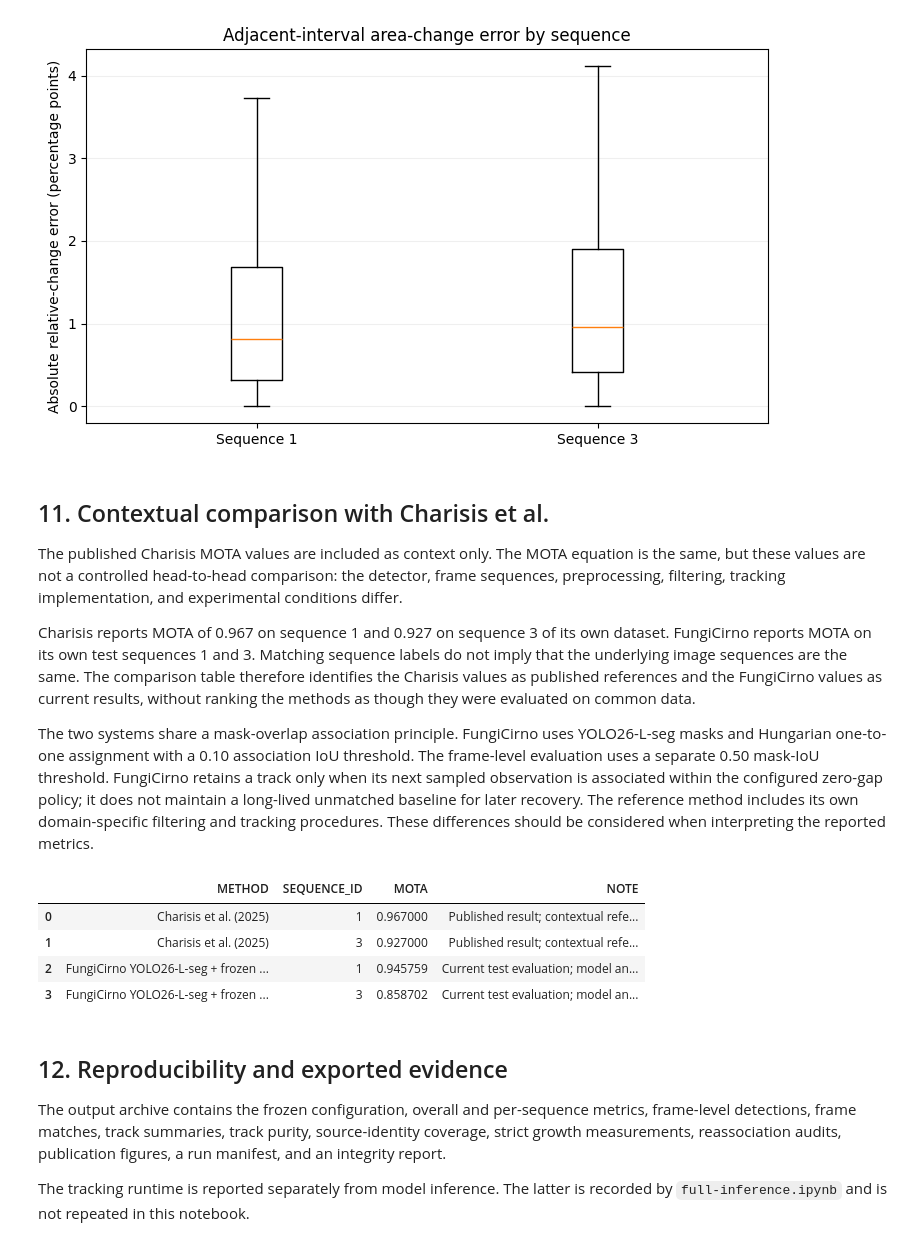
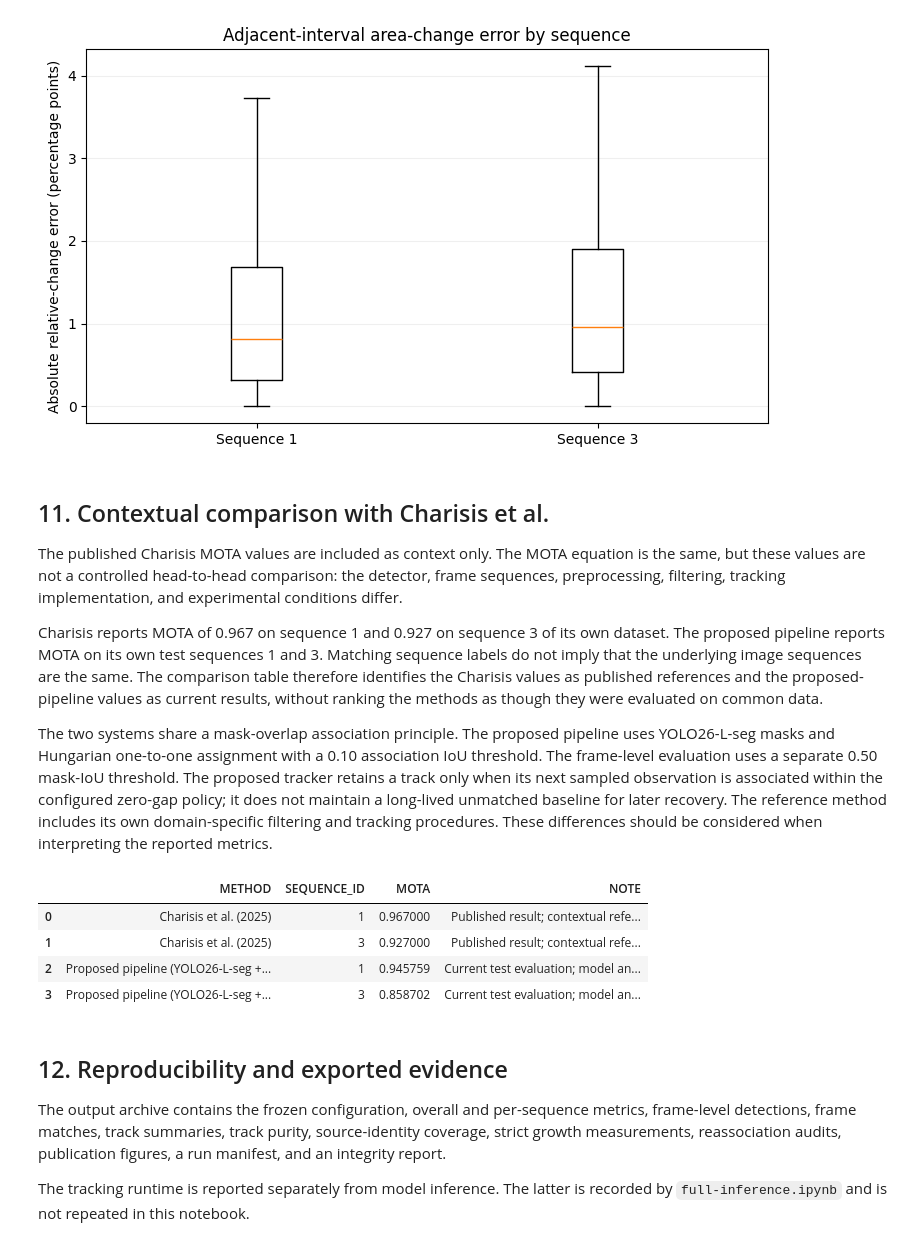
Before and after one commit to h-nam-sys/FungiCirno, a Jupyter notebook: notebooks/tracking-and-growth-history.ipynb, the cells around one changed output. Drawn from its saved outputs; the diff is of its cells as text; code cells hidden in the pictures.

```diff
--- a/notebooks/tracking-and-growth-history.ipynb
+++ b/notebooks/tracking-and-growth-history.ipynb
@@ -46,12 +48,12 @@ for root in [KAGGLE_INPUT, KAGGLE_WORKING, Path('/mnt/data'), Path.cwd()]:
         pass
 
 if KAGGLE_WORKING.exists():
-    OUTPUT_DIR = KAGGLE_WORKING / 'FungiCirno_Tracking_Growth_Evaluation_Final'
+    OUTPUT_DIR = KAGGLE_WORKING / 'Oyster_Mushroom_Cluster_Monitoring_Tracking_Growth_Evaluation_Final'
 else:
     fallback = Path.cwd()
     if fallback.resolve() == Path('/').resolve():
         fallback = Path('/mnt/data') if Path('/mnt/data').exists() else Path.home()
-    OUTPUT_DIR = fallback / 'FungiCirno_Tracking_Growth_Evaluation_Final'
+    OUTPUT_DIR = fallback / 'Oyster_Mushroom_Cluster_Monitoring_Tracking_Growth_Evaluation_Final'
 FIGURE_DIR = OUTPUT_DIR / 'figures'
 if OUTPUT_DIR.exists():
     shutil.rmtree(OUTPUT_DIR)
@@ -60,7 +62,7 @@ FIGURE_DIR.mkdir(parents=True, exist_ok=True)
 
 PAPER_TITLE = 'YOLO26-L-seg for Oyster Mushroom Cluster Segmentation and Growth Monitoring'
 CURRENT_FULL_INFERENCE_NOTEBOOK = 'full-inference.ipynb'
-FINAL_EVALUATION_NOTEBOOK = 'FungiCirno_Tracking_and_Growth_History_Evaluation_Final.ipynb'
+FINAL_EVALUATION_NOTEBOOK = 'tracking-and-growth-history.ipynb'
 MASK_MATCH_IOU = 0.50
 STRICT_PURITY_THRESHOLD = 0.90
 SOURCE_CADENCE_MINUTES = 15.0
@@ -145,7 +147,7 @@ def _directory_has_required_members(root, files=None):
 
 
 def discover_evidence_bundle(explicit=None):
-    """Find a FungiCirno ZIP or extracted folder recursively.
+    """Find an inference evidence ZIP or extracted folder recursively.
 
     The Kaggle test-tracker dataset is already extracted under
     /kaggle/input/datasets/hnamedu/test-tracker and stores prediction caches as
@@ -197,7 +199,7 @@ def discover_evidence_bundle(explicit=None):
             if len(hashes) == 1:
                 return files[0]
         raise RuntimeError(
-            'Multiple distinct FungiCirno evidence bundles were found. Set '
+            'Multiple distinct inference evidence bundles were found. Set '
             'EVIDENCE_BUNDLE_PATH explicitly to the intended ZIP or extracted folder:\n'
             + '\n'.join(f'  - {p}' for p in hits[:20])
         )
@@ -206,7 +208,7 @@ def discover_evidence_bundle(explicit=None):
 
     zip_preview = '\n'.join(f'  - {p}' for p in scanned_zip_paths[:20]) or '  (no ZIP files found)'
     raise FileNotFoundError(
-        'No FungiCirno evidence bundle was found. Checked recursively for '
+        'No inference evidence bundle was found. Checked recursively for '
         'run_manifest.json and both prediction caches (.jsonl or .jsonl.gz). '
         'ZIP files seen but not recognized:\n' + zip_preview
     )
@@ -1933,30 +1935,30 @@ plt.show()
 
 The published Charisis MOTA values are included as context only. The MOTA equation is the same, but these values are not a controlled head-to-head comparison: the detector, frame sequences, preprocessing, filtering, tracking implementation, and experimental conditions differ.
 
-Charisis reports MOTA of 0.967 on sequence 1 and 0.927 on sequence 3 of its own dataset. FungiCirno reports MOTA on its own test sequences 1 and 3. Matching sequence labels do not imply that the underlying image sequences are the same. The comparison table therefore identifies the Charisis values as published references and the FungiCirno values as current results, without ranking the methods as though they were evaluated on common data.
+Charisis reports MOTA of 0.967 on sequence 1 and 0.927 on sequence 3 of its own dataset. The proposed pipeline reports MOTA on its own test sequences 1 and 3. Matching sequence labels do not imply that the underlying image sequences are the same. The comparison table therefore identifies the Charisis values as published references and the proposed-pipeline values as current results, without ranking the methods as though they were evaluated on common data.
 
-The two systems share a mask-overlap association principle. FungiCirno uses YOLO26-L-seg masks and Hungarian one-to-one assignment with a 0.10 association IoU threshold. The frame-level evaluation uses a separate 0.50 mask-IoU threshold. FungiCirno retains a track only when its next sampled observation is associated within the configured zero-gap policy; it does not maintain a long-lived unmatched baseline for later recovery. The reference method includes its own domain-specific filtering and tracking procedures. These differences should be considered when interpreting the reported metrics.
+The two systems share a mask-overlap association principle. The proposed pipeline uses YOLO26-L-seg masks and Hungarian one-to-one assignment with a 0.10 association IoU threshold. The frame-level evaluation uses a separate 0.50 mask-IoU threshold. The proposed tracker retains a track only when its next sampled observation is associated within the configured zero-gap policy; it does not maintain a long-lived unmatched baseline for later recovery. The reference method includes its own domain-specific filtering and tracking procedures. These differences should be considered when interpreting the reported metrics.
 # %%
 CHARISIS_CONTEXT = pd.DataFrame([
     {'METHOD': 'Charisis et al. (2025)', 'SEQUENCE_ID': 1, 'MOTA': 0.967,
      'NOTE': 'Published result; contextual reference, not a controlled comparison.'},
     {'METHOD': 'Charisis et al. (2025)', 'SEQUENCE_ID': 3, 'MOTA': 0.927,
      'NOTE': 'Published result; contextual reference, not a controlled comparison.'},
     *[
-        {'METHOD': 'FungiCirno YOLO26-L-seg + frozen tracker',
+        {'METHOD': 'Proposed pipeline (YOLO26-L-seg + frozen tracker)',
          'SEQUENCE_ID': int(r.SEQUENCE_ID), 'MOTA': float(r.MOTA),
          'NOTE': 'Current test evaluation; model and evaluation protocol differ.'}
         for r in TEST_PER_SEQUENCE_METRICS.itertuples(index=False)
     ],
 ])
 CHARISIS_CONTEXT.to_csv(OUTPUT_DIR / 'charisis_contextual_mota_comparison.csv', index=False)
 display(CHARISIS_CONTEXT)
 # %% [output]
 |  | METHOD | SEQUENCE_ID | MOTA | NOTE |
 | 0 | Charisis et al. (2025) | 1 | 0.967000 | Published result; contextual refe... |
 | 1 | Charisis et al. (2025) | 3 | 0.927000 | Published result; contextual refe... |
-| 2 | FungiCirno YOLO26-L-seg + frozen ... | 1 | 0.945759 | Current test evaluation; model an... |
-| 3 | FungiCirno YOLO26-L-seg + frozen ... | 3 | 0.858702 | Current test evaluation; model an... |
+| 2 | Proposed pipeline (YOLO26-L-seg +... | 1 | 0.945759 | Current test evaluation; model an... |
+| 3 | Proposed pipeline (YOLO26-L-seg +... | 3 | 0.858702 | Current test evaluation; model an... |
 # %% [markdown]
 ## 12. Reproducibility and exported evidence
 
```
Also changed, not shown: parts of 2 cells of this notebook, 14 other files.
